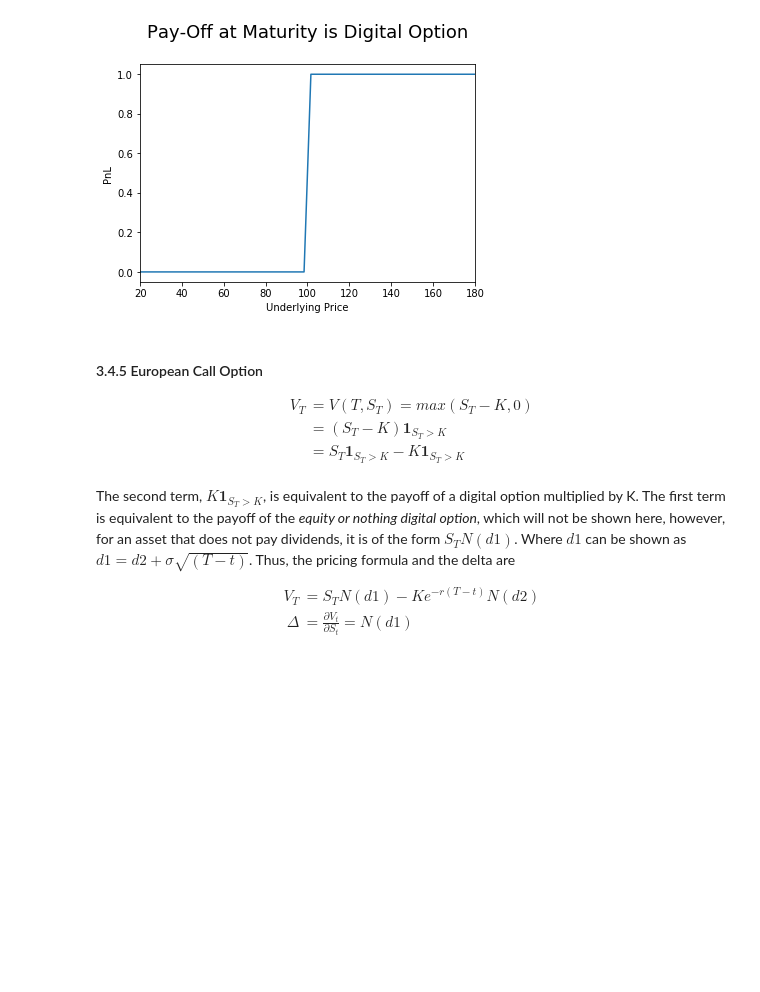
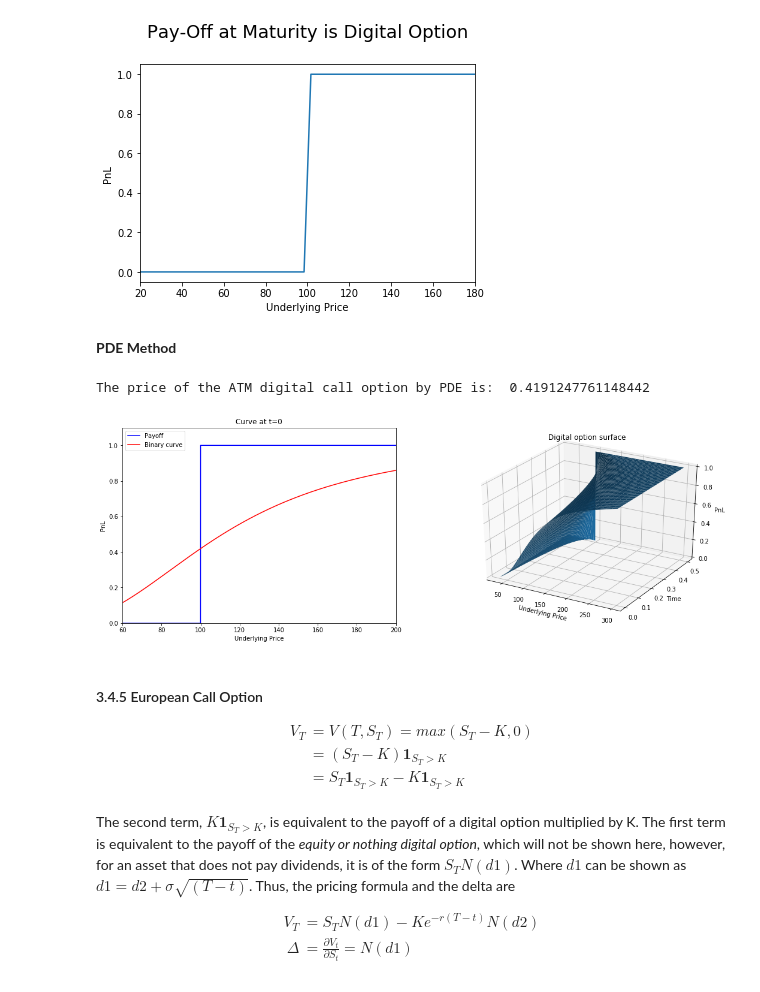
Before and after one commit to AlexandruGiurca/Dynamic-Hedging-Derivatives, a Jupyter notebook: Dynamic Replicating Strategy of Different Derivative Payoffs.ipynb, the cells around one changed output. Cells and saved outputs as stored; diff of their text form; code cells hidden in the pictures; blank space fills up the shorter version.

Commit message:
Added PDE approach for digital option

```diff
--- a/Dynamic Replicating Strategy of Different Derivative Payoffs.ipynb
+++ b/Dynamic Replicating Strategy of Different Derivative Payoffs.ipynb
@@ -1127,6 +1132,66 @@ print(x)
 plot_payoff(DigitalOption, d_param)
 # %% [output]
 [figure]
+# %% [markdown]
+**PDE Method**
+# %%
+# PDE
+K = d_param["f_K"]
+Nspace = 6000   # M space steps
+Ntime = 5000    # N time steps
+X0 = np.log(d_param["f_St"])
+S_max = 3*float(K)
+S_min = float(K)/3
+x_max = np.log(S_max)  # A2
+x_min = np.log(S_min)  # A1
+
+x, dx = np.linspace(x_min, x_max, Nspace, retstep=True)    # space discretization
+T_array, dt = np.linspace(0, d_param["f_time"], Ntime, retstep=True)       # time discretization
+Payoff = np.where(np.exp(x)>d_param["f_K"], 1, 0)          # Binary payoff
+
+V = np.zeros((Nspace,Ntime))       # grid initialization
+offset = np.zeros(Nspace-2)        # vector to be used for the boundary terms
+
+V[:,-1] = Payoff                   # terminal conditions
+V[-1,:] = 1                        # boundary condition
+V[0,:] = 0                         # boundary condition
+
+# construction of the tri-diagonal matrix D
+sig2 = d_param["f_sigma"]*d_param["f_sigma"]; dxx = dx * dx
+a = ( (dt/2) * ( (d_param["f_r"]-0.5*d_param["f_sigma"])/dx - d_param["f_sigma"]/dxx ) )
+b = ( 1 + dt * ( d_param["f_sigma"]/dxx + d_param["f_r"] ) )
+c = (-(dt/2) * ( (d_param["f_r"]-0.5*d_param["f_sigma"])/dx + d_param["f_sigma"]/dxx ) )
+D = sparse.diags([a, b, c], [-1, 0, 1], shape=(Nspace-2, Nspace-2)).tocsc()
+DD = splu(D)
+
+# Backward iteration
+for i in range(Ntime-2,-1,-1):
+    offset[0] = a * V[0,i]
+    offset[-1] = c * V[-1,i];
+    V[1:-1,i] = DD.solve(V[1:-1,i+1] - offset)
+
+# finds the option at S0
+oPrice = np.interp(X0, x, V[:,0])
+print("The price of the ATM digital call option by PDE is: ", oPrice)
+# %% [output]
+The price of the ATM digital call option by PDE is:  0.4191247761148442
+# %%
+S = np.exp(x)
+fig = plt.figure(figsize=(18,6))
+ax1 = fig.add_subplot(121); ax2 = fig.add_subplot(122, projection='3d')
+
+ax1.plot(S, Payoff, color='blue',label="Payoff")
+ax1.plot(S, V[:,0], color='red',label="Binary curve")
+ax1.set_xlim(60,200); ax1.set_ylim(0,1.1)
+ax1.set_xlabel("Underlying Price"); ax1.set_ylabel("PnL"); ax1.legend(loc='upper left')
+ax1.set_title("Curve at t=0")
+
+X, Y = np.meshgrid(T_array, S)
+ax2.plot_surface(Y, X, V)
+ax2.set_title("Digital option surface"); ax2.set_xlabel("Underlying Price"); ax2.set_ylabel("Time"); ax2.set_zlabel("PnL")
+plt.show()
+# %% [output]
+[figure, added]
 # %% [markdown]
 #### 3.4.5 European Call Option
 
```
Also changed, not shown: parts of 10 cells of this notebook.
